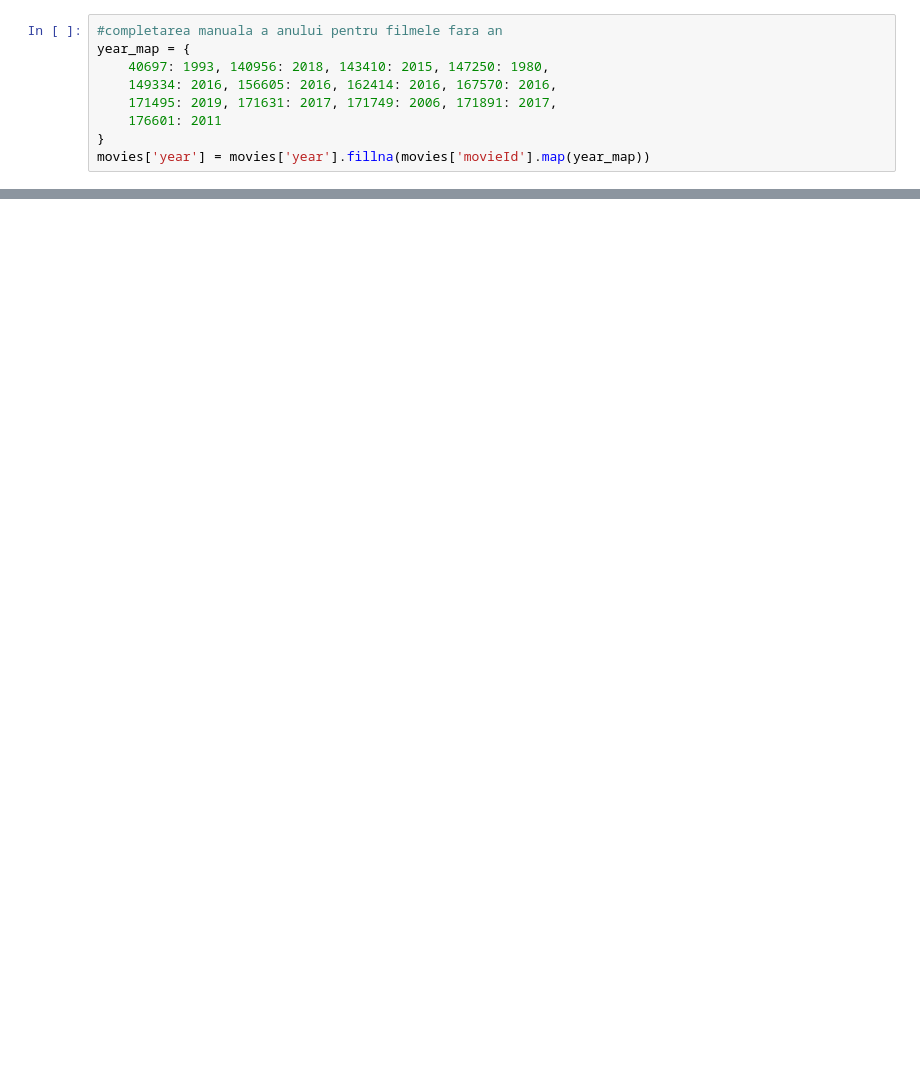
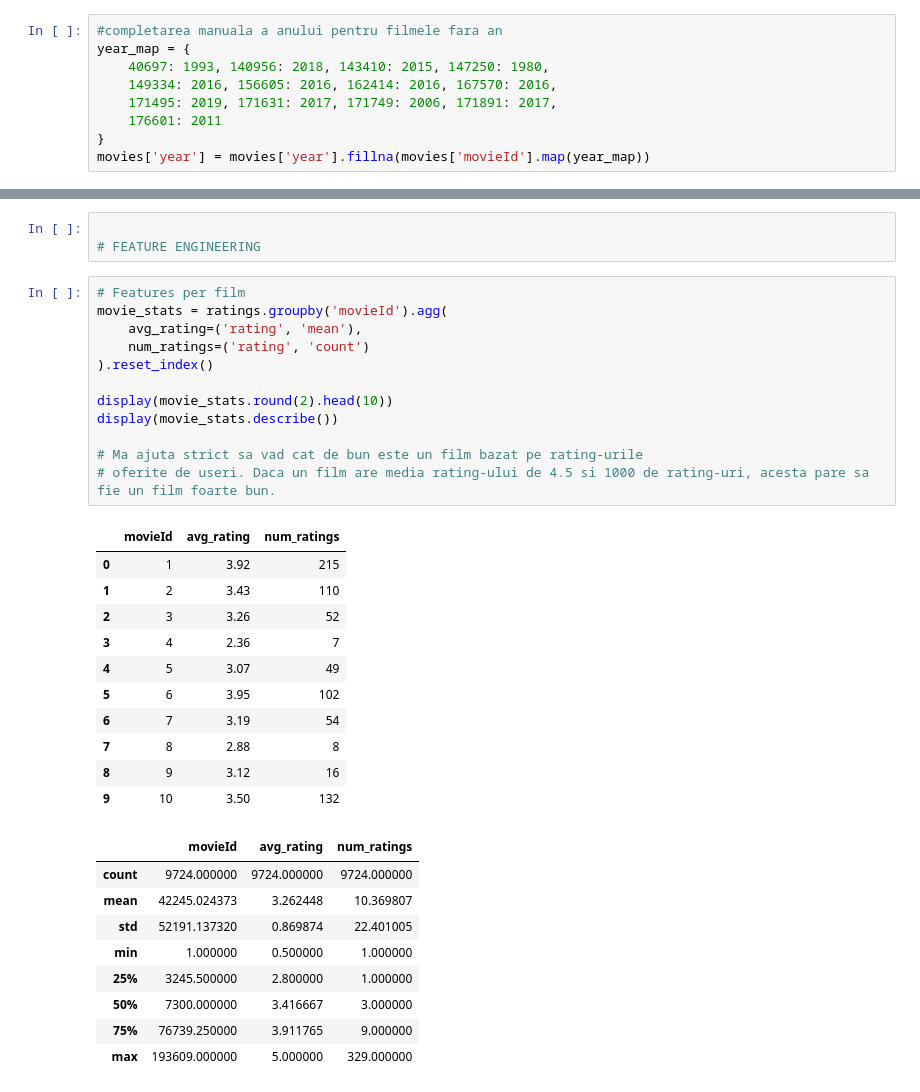
Before and after one commit to Alexandorel/ML-Product-Recommendation, a Jupyter notebook: src/python.ipynb, the cells around one changed output, grey strips where cells are left out. Saved outputs shown, nothing was run; the diff lists cells and outputs as text; blank space fills up the shorter version.

```diff
--- a/src/python.ipynb
+++ b/src/python.ipynb
@@ -117,0 +347,36 @@ display(tags.duplicated().sum())
+# %%
+
+# FEATURE ENGINEERING
+# %%
+# Features per film
+movie_stats = ratings.groupby('movieId').agg(
+    avg_rating=('rating', 'mean'),
+    num_ratings=('rating', 'count')
+).reset_index()
+
+display(movie_stats.round(2).head(10))
+display(movie_stats.describe())
+
+# Ma ajuta strict sa vad cat de bun este un film bazat pe rating-urile
+# oferite de useri. Daca un film are media rating-ului de 4.5 si 1000 de rating-uri, acesta pare sa fie un film foarte bun.
+# %% [output]
+|  | movieId | avg_rating | num_ratings |
+| 0 | 1 | 3.92 | 215 |
+| 1 | 2 | 3.43 | 110 |
+| 2 | 3 | 3.26 | 52 |
+| 3 | 4 | 2.36 | 7 |
+| 4 | 5 | 3.07 | 49 |
+| 5 | 6 | 3.95 | 102 |
+| 6 | 7 | 3.19 | 54 |
+| 7 | 8 | 2.88 | 8 |
+| 8 | 9 | 3.12 | 16 |
+| 9 | 10 | 3.50 | 132 |
+|  | movieId | avg_rating | num_ratings |
+| count | 9724.000000 | 9724.000000 | 9724.000000 |
+| mean | 42245.024373 | 3.262448 | 10.369807 |
+| std | 52191.137320 | 0.869874 | 22.401005 |
+| min | 1.000000 | 0.500000 | 1.000000 |
+| 25% | 3245.500000 | 2.800000 | 1.000000 |
+| 50% | 7300.000000 | 3.416667 | 3.000000 |
+| 75% | 76739.250000 | 3.911765 | 9.000000 |
+| max | 193609.000000 | 5.000000 | 329.000000 |
```
Also changed, not shown: parts of 19 cells of this notebook, 7 other files.
